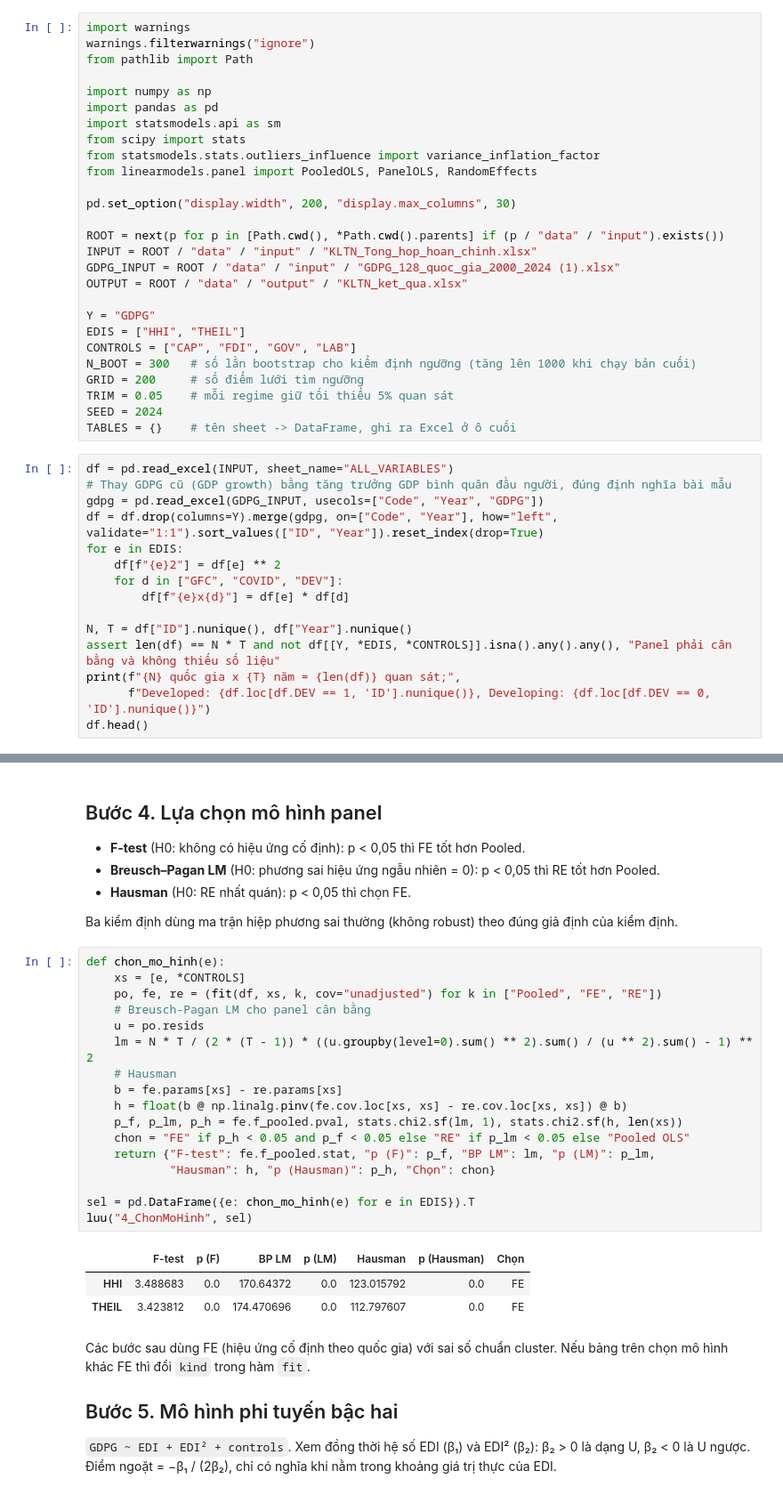
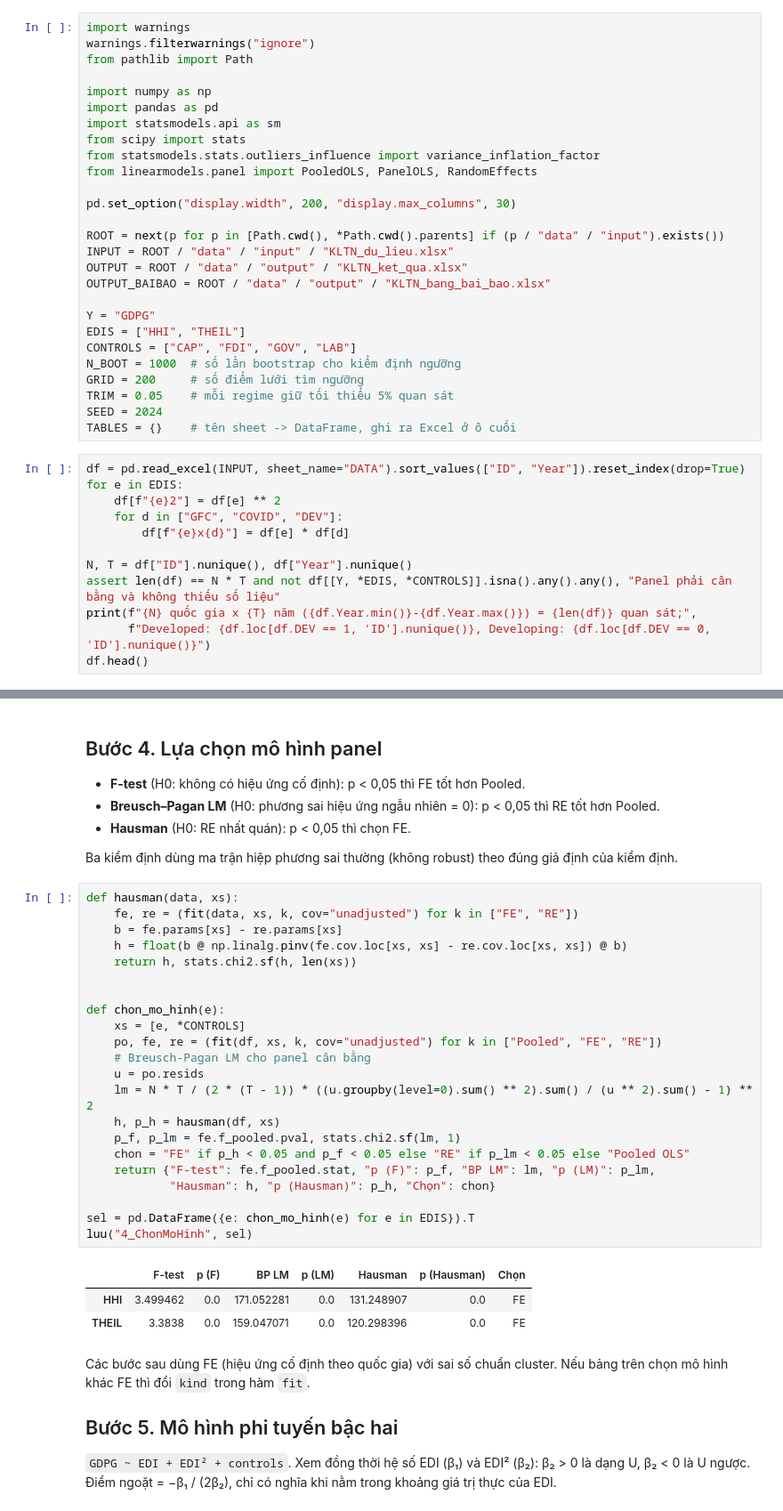
Before and after one commit to brozic-ai/kltn-gdp-analysis, a Jupyter notebook: jupiter_notebook/KLTN_phan_tich_data.ipynb, the cells around one changed output, grey strips where cells are left out. Shown at 89% size. Drawn from its saved outputs; the diff is of its cells as text.

```diff
--- a/jupiter_notebook/KLTN_phan_tich_data.ipynb
+++ b/jupiter_notebook/KLTN_phan_tich_data.ipynb
@@ -21,23 +26,20 @@ from linearmodels.panel import PooledOLS, PanelOLS, RandomEffects
 pd.set_option("display.width", 200, "display.max_columns", 30)
 
 ROOT = next(p for p in [Path.cwd(), *Path.cwd().parents] if (p / "data" / "input").exists())
-INPUT = ROOT / "data" / "input" / "KLTN_Tong_hop_hoan_chinh.xlsx"
-GDPG_INPUT = ROOT / "data" / "input" / "GDPG_128_quoc_gia_2000_2024 (1).xlsx"
+INPUT = ROOT / "data" / "input" / "KLTN_du_lieu.xlsx"
 OUTPUT = ROOT / "data" / "output" / "KLTN_ket_qua.xlsx"
+OUTPUT_BAIBAO = ROOT / "data" / "output" / "KLTN_bang_bai_bao.xlsx"
 
 Y = "GDPG"
 EDIS = ["HHI", "THEIL"]
 CONTROLS = ["CAP", "FDI", "GOV", "LAB"]
-N_BOOT = 300   # số lần bootstrap cho kiểm định ngưỡng (tăng lên 1000 khi chạy bản cuối)
+N_BOOT = 1000  # số lần bootstrap cho kiểm định ngưỡng
 GRID = 200     # số điểm lưới tìm ngưỡng
 TRIM = 0.05    # mỗi regime giữ tối thiểu 5% quan sát
 SEED = 2024
 TABLES = {}    # tên sheet -> DataFrame, ghi ra Excel ở ô cuối
 # %%
-df = pd.read_excel(INPUT, sheet_name="ALL_VARIABLES")
-# Thay GDPG cũ (GDP growth) bằng tăng trưởng GDP bình quân đầu người, đúng định nghĩa bài mẫu
-gdpg = pd.read_excel(GDPG_INPUT, usecols=["Code", "Year", "GDPG"])
-df = df.drop(columns=Y).merge(gdpg, on=["Code", "Year"], how="left", validate="1:1").sort_values(["ID", "Year"]).reset_index(drop=True)
+df = pd.read_excel(INPUT, sheet_name="DATA").sort_values(["ID", "Year"]).reset_index(drop=True)
 for e in EDIS:
     df[f"{e}2"] = df[e] ** 2
     for d in ["GFC", "COVID", "DEV"]:
@@ -45,7 +47,7 @@ for e in EDIS:
 
 N, T = df["ID"].nunique(), df["Year"].nunique()
 assert len(df) == N * T and not df[[Y, *EDIS, *CONTROLS]].isna().any().any(), "Panel phải cân bằng và không thiếu số liệu"
-print(f"{N} quốc gia x {T} năm = {len(df)} quan sát;",
+print(f"{N} quốc gia x {T} năm ({df.Year.min()}-{df.Year.max()}) = {len(df)} quan sát;",
       f"Developed: {df.loc[df.DEV == 1, 'ID'].nunique()}, Developing: {df.loc[df.DEV == 0, 'ID'].nunique()}")
 df.head()
 # %% [output]
@@ -171,26 +173,31 @@ luu("3_TuyenTinh", bang({f"{e} - {k}": r for (e, k), r in lin.items()}))
 
 Ba kiểm định dùng ma trận hiệp phương sai thường (không robust) theo đúng giả định của kiểm định.
 # %%
+def hausman(data, xs):
+    fe, re = (fit(data, xs, k, cov="unadjusted") for k in ["FE", "RE"])
+    b = fe.params[xs] - re.params[xs]
+    h = float(b @ np.linalg.pinv(fe.cov.loc[xs, xs] - re.cov.loc[xs, xs]) @ b)
+    return h, stats.chi2.sf(h, len(xs))
+
+
 def chon_mo_hinh(e):
     xs = [e, *CONTROLS]
     po, fe, re = (fit(df, xs, k, cov="unadjusted") for k in ["Pooled", "FE", "RE"])
     # Breusch-Pagan LM cho panel cân bằng
     u = po.resids
     lm = N * T / (2 * (T - 1)) * ((u.groupby(level=0).sum() ** 2).sum() / (u ** 2).sum() - 1) ** 2
-    # Hausman
-    b = fe.params[xs] - re.params[xs]
-    h = float(b @ np.linalg.pinv(fe.cov.loc[xs, xs] - re.cov.loc[xs, xs]) @ b)
-    p_f, p_lm, p_h = fe.f_pooled.pval, stats.chi2.sf(lm, 1), stats.chi2.sf(h, len(xs))
+    h, p_h = hausman(df, xs)
+    p_f, p_lm = fe.f_pooled.pval, stats.chi2.sf(lm, 1)
     chon = "FE" if p_h < 0.05 and p_f < 0.05 else "RE" if p_lm < 0.05 else "Pooled OLS"
     return {"F-test": fe.f_pooled.stat, "p (F)": p_f, "BP LM": lm, "p (LM)": p_lm,
             "Hausman": h, "p (Hausman)": p_h, "Chọn": chon}
 
 sel = pd.DataFrame({e: chon_mo_hinh(e) for e in EDIS}).T
 luu("4_ChonMoHinh", sel)
 # %% [output]
 |  | F-test | p (F) | BP LM | p (LM) | Hausman | p (Hausman) | Chọn |
-| HHI | 3.488683 | 0.0 | 170.64372 | 0.0 | 123.015792 | 0.0 | FE |
-| THEIL | 3.423812 | 0.0 | 174.470696 | 0.0 | 112.797607 | 0.0 | FE |
+| HHI | 3.499462 | 0.0 | 171.052281 | 0.0 | 131.248907 | 0.0 | FE |
+| THEIL | 3.3838 | 0.0 | 159.047071 | 0.0 | 120.298396 | 0.0 | FE |
 # %% [markdown]
 Các bước sau dùng FE (hiệu ứng cố định theo quốc gia) với sai số chuẩn cluster. Nếu bảng trên chọn mô hình khác FE thì đổi `kind` trong hàm `fit`.
 
```
Also changed, not shown: parts of 30 cells of this notebook, 8 other files.
